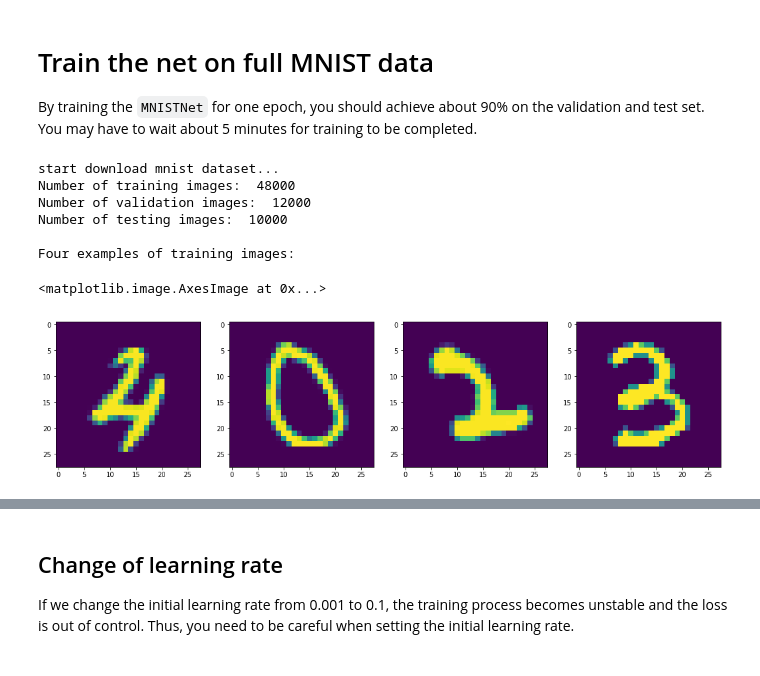
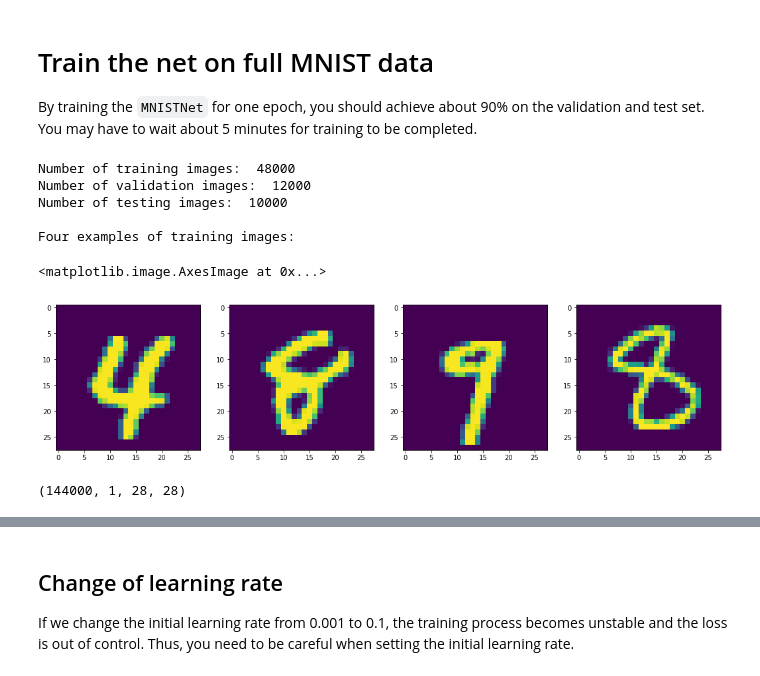
Before and after one commit to h8899/AHAHA, a Jupyter notebook: CS5242_Assignment_1.ipynb, the cells around one changed output, grey strips where cells are left out. Cells and saved outputs as stored; diff of their text form; code cells hidden in the pictures.

```diff
--- a/CS5242_Assignment_1.ipynb
+++ b/CS5242_Assignment_1.ipynb
@@ -451,33 +451,38 @@ By training the `MNISTNet` for one epoch, you should achieve about 90% on the va
 # %%
 %matplotlib inline
 import matplotlib.pyplot as plt
-from applications import MNISTNet
+from applications import *
 from loss import SoftmaxCrossEntropy, L2
 from optimizers import Adam
 from utils.datsets import MNIST
 import numpy as np
+from utils.helpers import *
 
 mnist = MNIST()
 mnist.load()
 idx = np.random.randint(mnist.num_train, size=4)
+augment(mnist)
 print('\nFour examples of training images:')
 img = mnist.x_train[idx][:,0,:,:]
 
 plt.figure(1, figsize=(18, 18))
 plt.subplot(1, 4, 1)
 plt.imshow(img[0])
 plt.subplot(1, 4, 2)
 plt.imshow(img[1])
 plt.subplot(1, 4, 3)
 plt.imshow(img[2])
 plt.subplot(1, 4, 4)
 plt.imshow(img[3])
 # %% [output]
-start download mnist dataset...
 Number of training images:  48000
 Number of validation images:  12000
 Number of testing images:  10000
 
 Four examples of training images:
 <matplotlib.image.AxesImage at 0x...>
-[figure, old version]
+[figure, new version]
+# %%
+mnist.x_train.shape
+# %% [output]
+(144000, 1, 28, 28)
```
Also changed, not shown: parts of 11 cells of this notebook, 7 other files.
